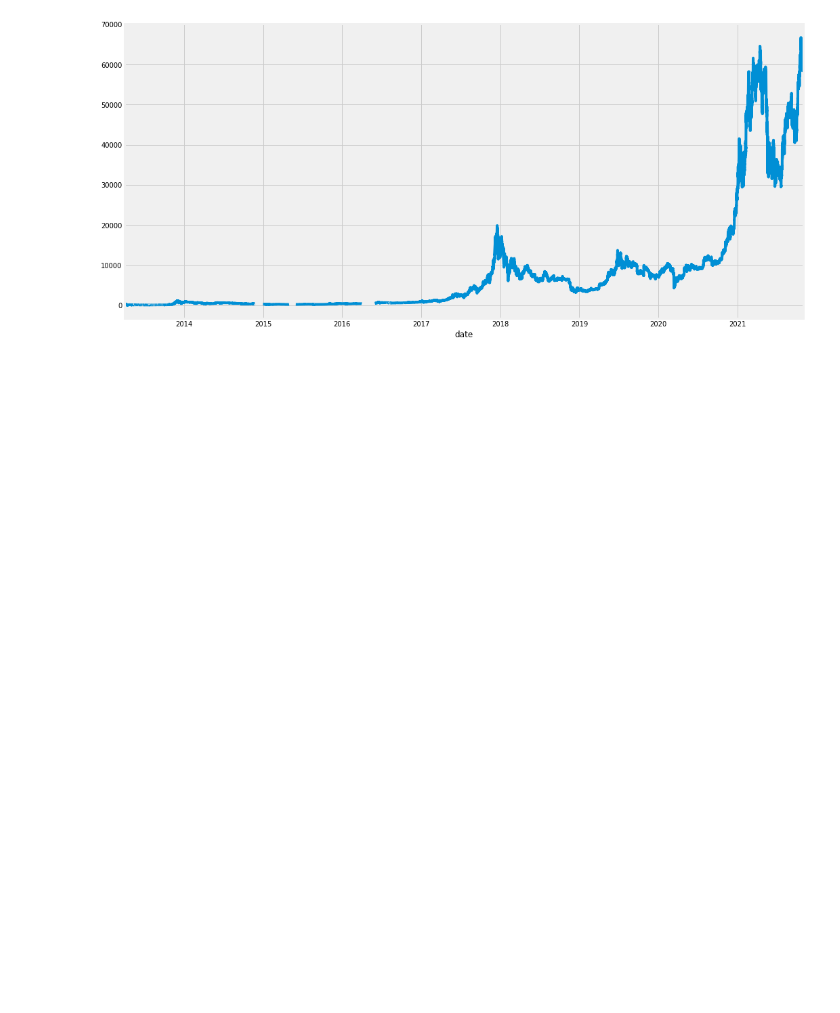
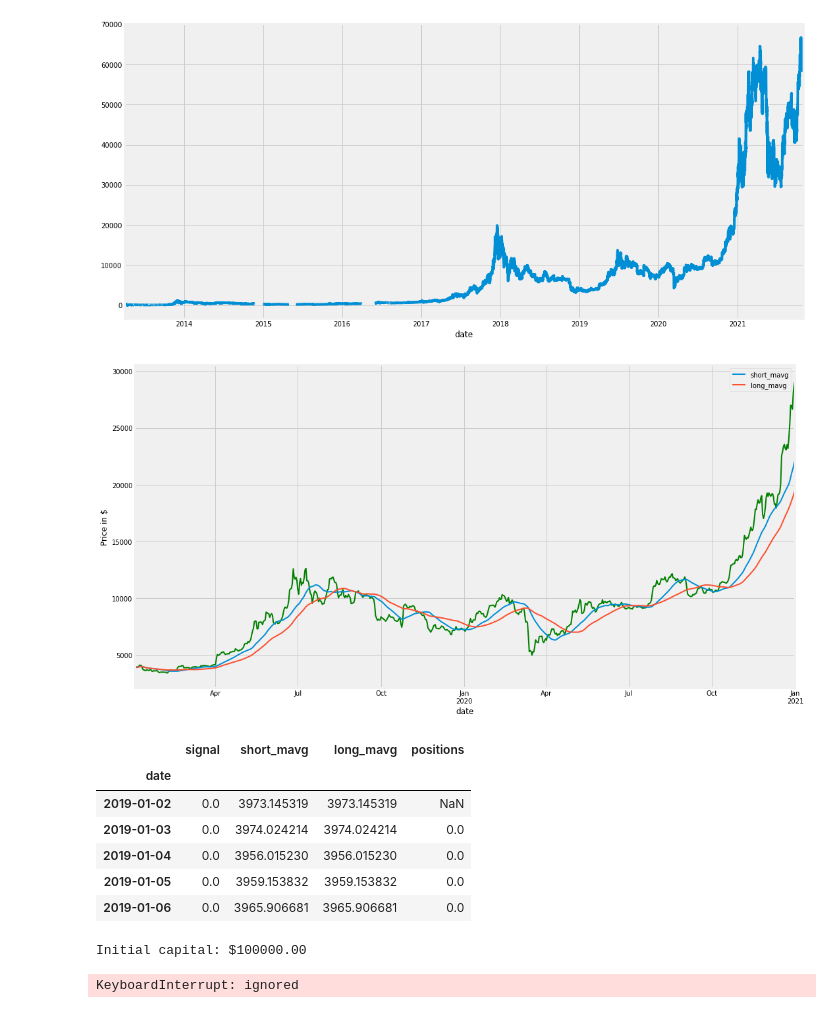
Before and after one commit to ayoubbensakhria/finance_algo, a Jupyter notebook: MA_and_Momentum_Model.ipynb, the cells around one changed output. Drawn from its saved outputs; the diff is of its cells as text; code cells hidden in the pictures; blank space fills up the shorter version.

Commit message:
Generate buy sell MA signals

```diff
--- a/MA_and_Momentum_Model.ipynb
+++ b/MA_and_Momentum_Model.ipynb
@@ -85,6 +86,67 @@ df['close'].plot(figsize=(16,8))
 # %% [output]
 <matplotlib.axes._subplots.AxesSubplot at 0x...>
 [figure]
+# %%
+# resample df
+ddf = df.resample("D").mean()
+# using a range of 1 year of dates
+mask = (ddf.index > '2019-01-01') & (ddf.index <= '2021-01-01')
+ddf = ddf.loc[mask]
+# %%
+## Initialize the short and long windows
+short_window = 30
+long_window = 60
+
+# Initialize signals
+signals = pd.DataFrame(index=ddf.index)
+signals['signal'] = 0.0
+
+## Create short simple moving average over the short window
+signals['short_mavg'] = ddf['close'].rolling(window=short_window, min_periods=1, center=False).mean()
+
+## Create long simple moving average over the long window
+signals['long_mavg'] = ddf['close'].rolling(window=long_window, min_periods=1, center=False).mean()
+
+## Create signals
+signals['signal'][short_window:] = np.where(signals['short_mavg'][short_window:] > signals['long_mavg'][short_window:],1.0,0.0)
+
+## Generate trading orders
+signals['positions'] = signals['signal'].diff()
+
+## Initialize the plot figure
+fig = plt.figure(figsize=(16,9))
+
+## Add a subplot and label for y-axis
+ax1 = fig.add_subplot(111,ylabel='Price in $')
+
+## Plot the closing price
+ddf['close'].plot(ax=ax1, color='g', lw=2.)
+
+## Plot the short and long moving averages
+signals[['short_mavg','long_mavg']].plot(ax=ax1, lw=2.)
+
+## Plot the buy signals
+ax1.plot(signals.loc[signals.positions == 1.0].index,
+        signals.short_mavg[signals.positions == 1.0],
+        '^', markersize=10,color='m')
+
+## Plot the sell signals
+ax1.plot(signals.loc[signals.positions == -1.0].index,
+        signals.short_mavg[signals.positions == -1.0],
+        'v', markersize=10,color='k')
+
+## Show the plot
+plt.show()
+signals.head()
+# %% [output]
+[figure, added]
+|  | signal | short_mavg | long_mavg | positions |
+| date |  |  |  |  |
+| 2019-01-02 | 0.0 | 3973.145319 | 3973.145319 | NaN |
+| 2019-01-03 | 0.0 | 3974.024214 | 3974.024214 | 0.0 |
+| 2019-01-04 | 0.0 | 3956.015230 | 3956.015230 | 0.0 |
+| 2019-01-05 | 0.0 | 3959.153832 | 3959.153832 | 0.0 |
+| 2019-01-06 | 0.0 | 3965.906681 | 3965.906681 | 0.0 |
 # %%
 # Calculate the momentum
 def calculate_momentum(data):
@@ -174,17 +236,7 @@ class MomentumStrategy(bt.Strategy):
 # %%
 stocks = []
 cerebro = bt.Cerebro()
-
-with open("companies_all") as file_in:
-    for line in file_in:
-        stocks.append(line.strip('\n'))
-        try:
-            df = pd.read_csv(line.strip('\n'), parse_dates=True, index_col=0)
-            if len(df) > 100:
-                cerebro.adddata(bt.feeds.PandasData(dataname=df, plot=False))
-        except FileNotFoundError:
-            pass
-
+cerebro.adddata(bt.feeds.PandasData(dataname=df, plot=False))
 cerebro.addobserver(bt.observers.Value)
 cerebro.addanalyzer(bt.analyzers.SharpeRatio, riskfreerate=0.0)
 cerebro.addanalyzer(bt.analyzers.Returns)
@@ -203,3 +255,6 @@ print(f"Sharpe: {results[0].analyzers.sharperatio.get_analysis()['sharperatio']:
 print(f"Norm. Annual Return: {results[0].analyzers.returns.get_analysis()['rnorm100']:.2f}%")
 print(f"Max Drawdown: {results[0].analyzers.drawdown.get_analysis()['max']['drawdown']:.2f}%")
 print('Capital: $%.2f' % cerebro.broker.getvalue())
+# %% [output]
+Initial capital: $100000.00
+KeyboardInterrupt: ignored
```
Also changed, not shown: parts of 2 cells of this notebook.
